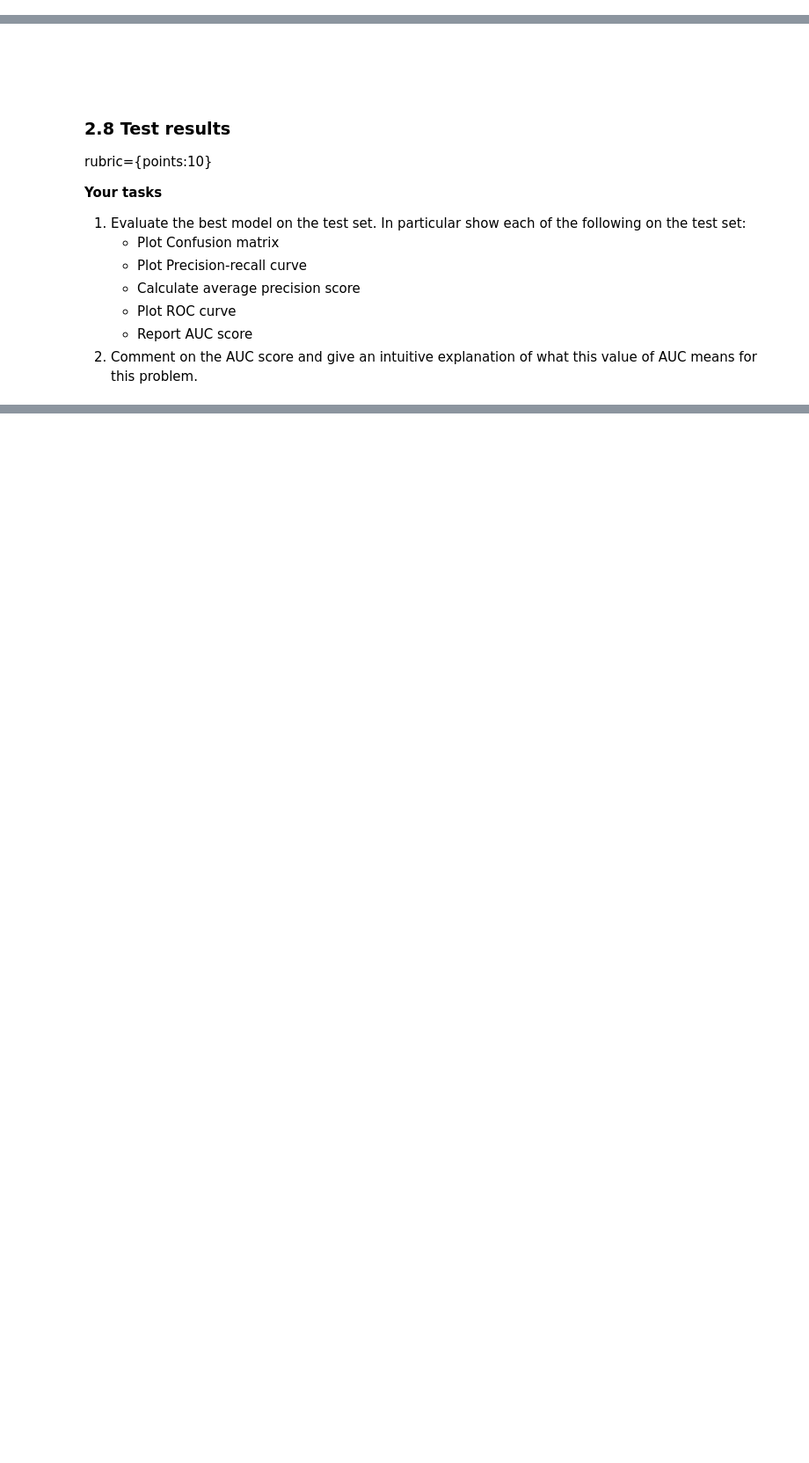
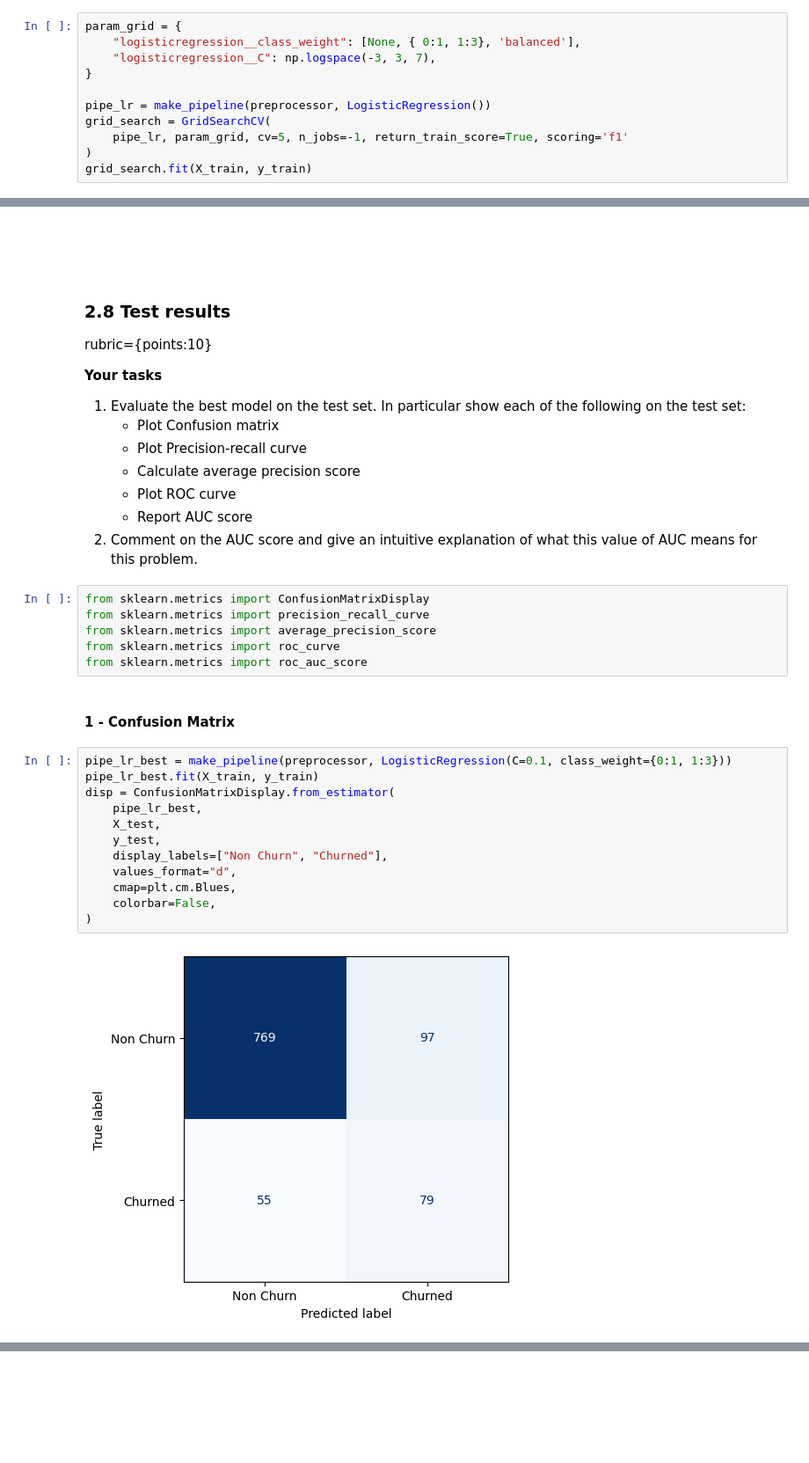
Before and after one commit to kennyjhcheng/cpsc330-2022W2, a Jupyter notebook: hw/hw5/hw5.ipynb, the cells around one changed output, grey strips where cells are left out. Shown: that part at 88% size. Saved outputs shown, nothing was run; the diff lists cells and outputs as text; blank space fills up the shorter version.

```diff
--- a/hw/hw5/hw5.ipynb
+++ b/hw/hw5/hw5.ipynb
@@ -553,3 +593,14 @@ rubric={points:10}
     - '`balanced`'
   - For `C`, choose some reasonable values
 2. What values of `C` and `class_weight` are chosen and what is the best cross-validation f1 score?
+# %%
+param_grid = {
+    "logisticregression__class_weight": [None, { 0:1, 1:3}, 'balanced'],
+    "logisticregression__C": np.logspace(-3, 3, 7),
+}
+
+pipe_lr = make_pipeline(preprocessor, LogisticRegression())
+grid_search = GridSearchCV(
+    pipe_lr, param_grid, cv=5, n_jobs=-1, return_train_score=True, scoring='f1'
+)
+grid_search.fit(X_train, y_train)
@@ -568,3 +665,25 @@ rubric={points:10}
     - Plot ROC curve
     - Report AUC score
 3. Comment on the AUC score and give an intuitive explanation of what this value of AUC means for this problem.
+# %%
+from sklearn.metrics import ConfusionMatrixDisplay
+from sklearn.metrics import precision_recall_curve
+from sklearn.metrics import average_precision_score
+from sklearn.metrics import roc_curve
+from sklearn.metrics import roc_auc_score
+# %% [markdown]
+#### 1 - Confusion Matrix
+# %%
+pipe_lr_best = make_pipeline(preprocessor, LogisticRegression(C=0.1, class_weight={0:1, 1:3}))
+pipe_lr_best.fit(X_train, y_train)
+disp = ConfusionMatrixDisplay.from_estimator(
+    pipe_lr_best,
+    X_test,
+    y_test,
+    display_labels=["Non Churn", "Churned"],
+    values_format="d",
+    cmap=plt.cm.Blues,
+    colorbar=False,
+)
+# %% [output]
+[figure, added]
```
Also changed, not shown: parts of 52 cells of this notebook.
